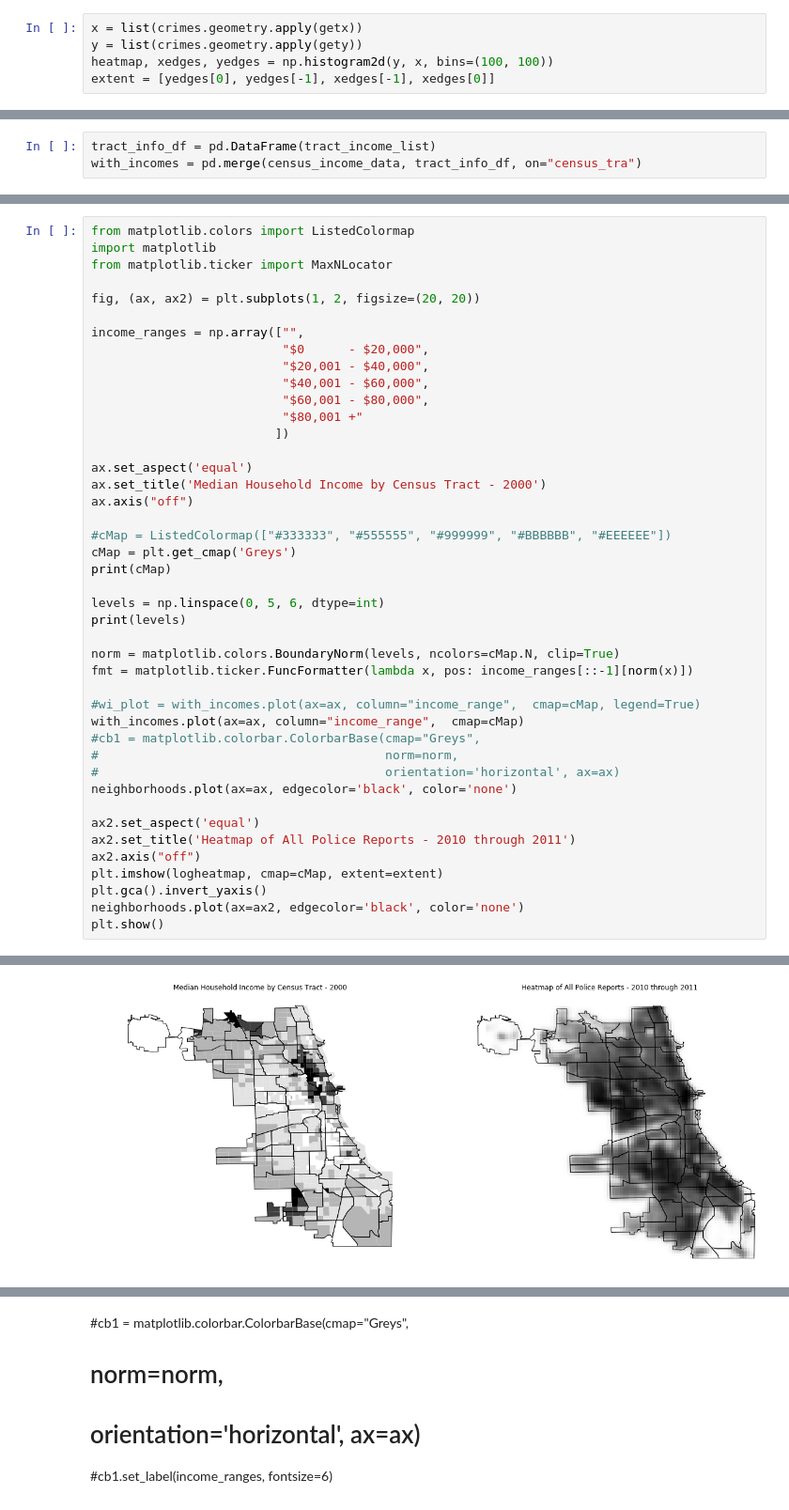
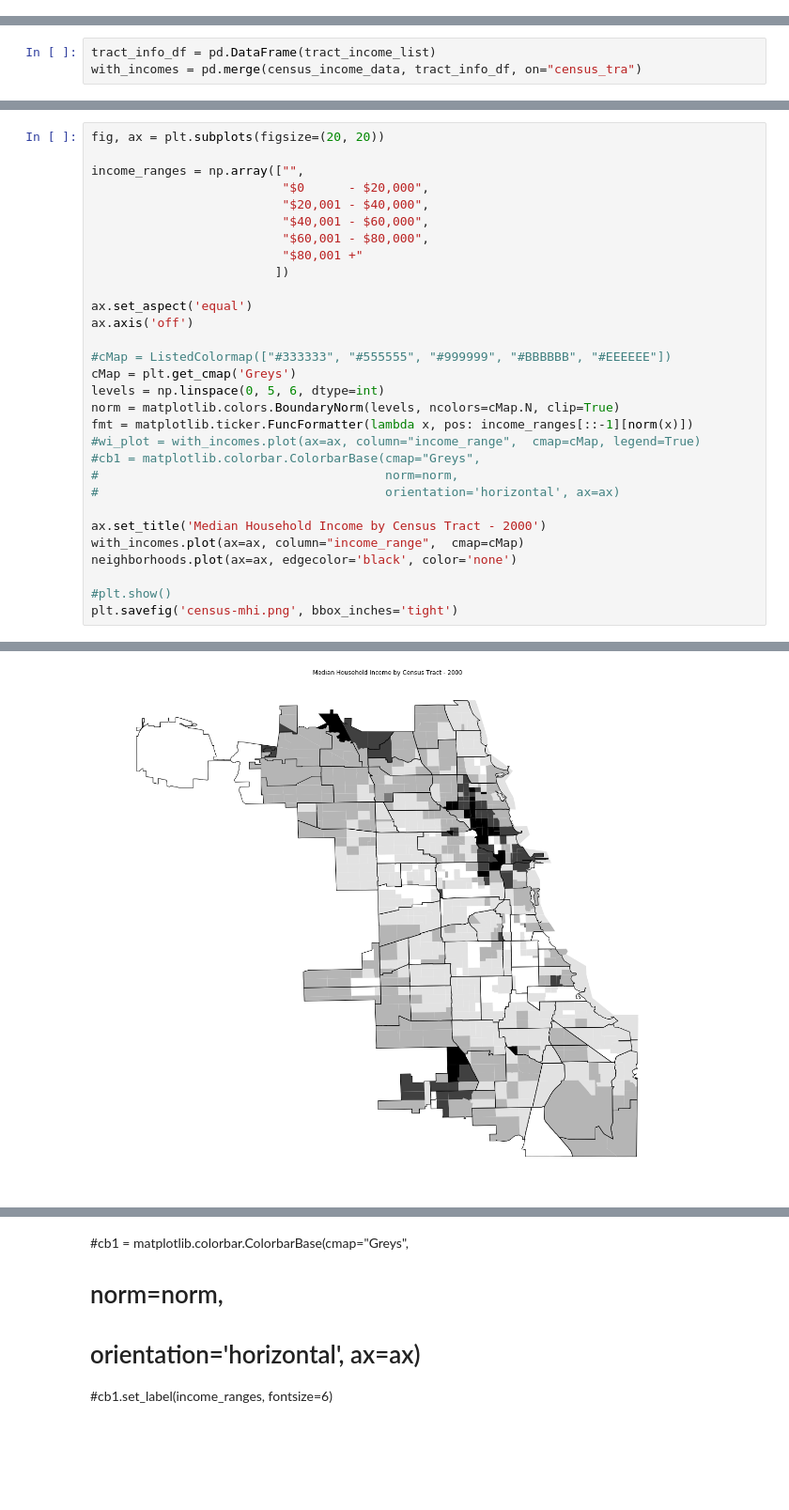
Before and after one commit to hubrigant/chicago_analysis, a Jupyter notebook: GraphExperimentation.ipynb, the cells around one changed output, grey strips where cells are left out. Shown at 94% size. Saved outputs shown, nothing was run; the diff lists cells and outputs as text; blank space fills up the shorter version.

Commit message:
breaking out categories of crimes into seperate plots and including plot output

```diff
--- a/GraphExperimentation.ipynb
+++ b/GraphExperimentation.ipynb
@@ -283,5 +201,0 @@ Potential coding:
-# %%
-x = list(crimes.geometry.apply(getx))
-y = list(crimes.geometry.apply(gety))
-heatmap, xedges, yedges = np.histogram2d(y, x, bins=(100, 100))
-extent = [yedges[0], yedges[-1], xedges[-1], xedges[0]]
@@ -389,9 +238,5 @@ None
 # %%
-from matplotlib.colors import ListedColormap
-import matplotlib
-from matplotlib.ticker import MaxNLocator
-
-fig, (ax, ax2) = plt.subplots(1, 2, figsize=(20, 20))
+fig, ax = plt.subplots(figsize=(20, 20))
 
 income_ranges = np.array(["",
                           "$0      - $20,000",
@@ -402,31 +247,22 @@ income_ranges = np.array(["",
                          ])
 
 ax.set_aspect('equal')
-ax.set_title('Median Household Income by Census Tract - 2000')
-ax.axis("off")
+ax.axis('off')
 
 #cMap = ListedColormap(["#333333", "#555555", "#999999", "#BBBBBB", "#EEEEEE"])
 cMap = plt.get_cmap('Greys')
-print(cMap)
-
 levels = np.linspace(0, 5, 6, dtype=int)
-print(levels)
-
 norm = matplotlib.colors.BoundaryNorm(levels, ncolors=cMap.N, clip=True)
 fmt = matplotlib.ticker.FuncFormatter(lambda x, pos: income_ranges[::-1][norm(x)])
-
 #wi_plot = with_incomes.plot(ax=ax, column="income_range",  cmap=cMap, legend=True)
-with_incomes.plot(ax=ax, column="income_range",  cmap=cMap)
 #cb1 = matplotlib.colorbar.ColorbarBase(cmap="Greys",
 #                                       norm=norm,
 #                                       orientation='horizontal', ax=ax)
+
+ax.set_title('Median Household Income by Census Tract - 2000')
+with_incomes.plot(ax=ax, column="income_range",  cmap=cMap)
 neighborhoods.plot(ax=ax, edgecolor='black', color='none')
 
-ax2.set_aspect('equal')
-ax2.set_title('Heatmap of All Police Reports - 2010 through 2011')
-ax2.axis("off")
-plt.imshow(logheatmap, cmap=cMap, extent=extent)
-plt.gca().invert_yaxis()
-neighborhoods.plot(ax=ax2, edgecolor='black', color='none')
-plt.show()
+#plt.show()
+plt.savefig('census-mhi.png', bbox_inches='tight')
 # %% [output]
@@ -435 +269 @@ plt.show()
-[figure, old version]
+[figure, new version]
```
Also changed, not shown: parts of 27 cells of this notebook, 6 other files.
